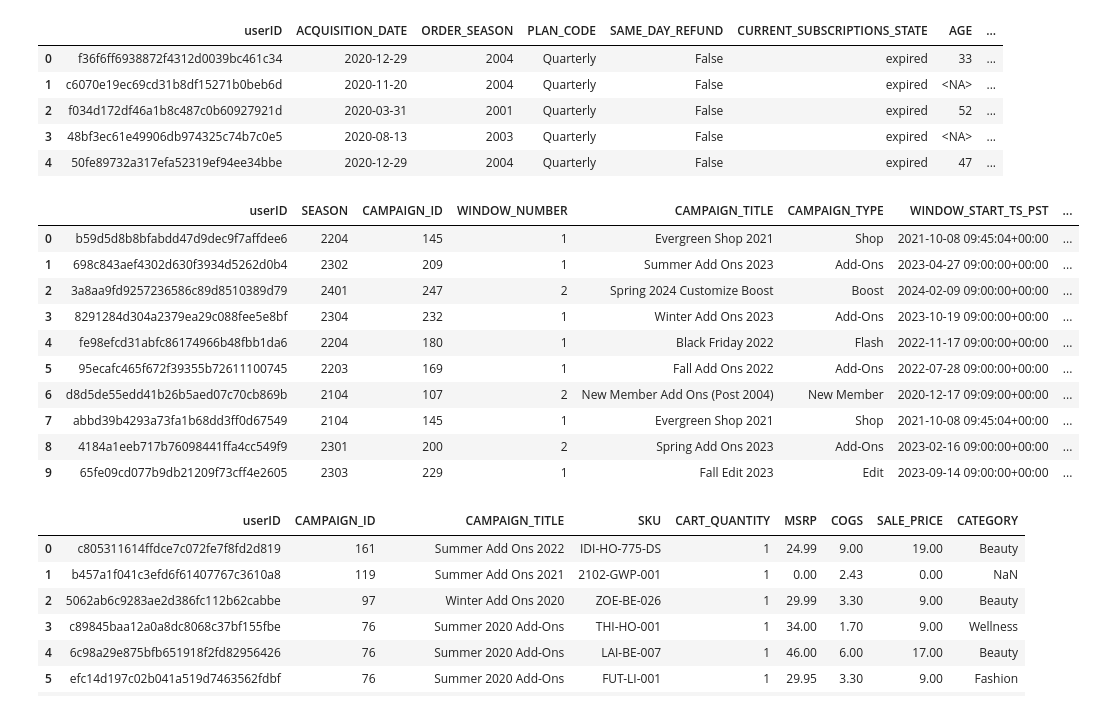
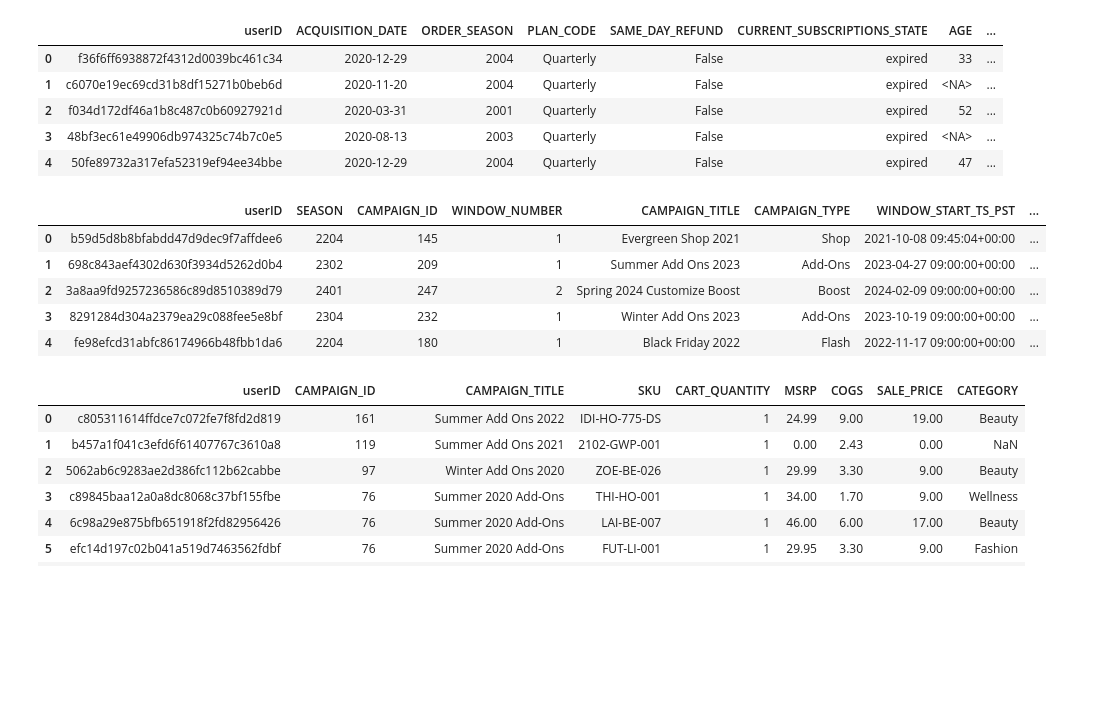
Before and after one commit to bbucalonserra/sales-membership-analysis, a Jupyter notebook: sales-membership-analysis.ipynb, the cells around one changed output. Saved outputs shown, nothing was run; the diff lists cells and outputs as text; code cells hidden in the pictures; blank space fills up the shorter version.

```diff
--- a/sales-membership-analysis.ipynb
+++ b/sales-membership-analysis.ipynb
@@ -228,19 +228,14 @@ fact_acquisitions_df.head()
 | 4 | 50fe89732a317efa52319ef94ee34bbe | 2020-12-29 | 2004 | Quarterly | False | expired | 47 | ... |
 # %%
 # CheDisplay fact_visits_df
-fact_visits_df.head(10)
+fact_visits_df.head()
 # %% [output]
 |  | userID | SEASON | CAMPAIGN_ID | WINDOW_NUMBER | CAMPAIGN_TITLE | CAMPAIGN_TYPE | WINDOW_START_TS_PST | ... |
 | 0 | b59d5d8b8bfabdd47d9dec9f7affdee6 | 2204 | 145 | 1 | Evergreen Shop 2021 | Shop | 2021-10-08 09:45:04+00:00 | ... |
 | 1 | 698c843aef4302d630f3934d5262d0b4 | 2302 | 209 | 1 | Summer Add Ons 2023 | Add-Ons | 2023-04-27 09:00:00+00:00 | ... |
 | 2 | 3a8aa9fd9257236586c89d8510389d79 | 2401 | 247 | 2 | Spring 2024 Customize Boost | Boost | 2024-02-09 09:00:00+00:00 | ... |
 | 3 | 8291284d304a2379ea29c088fee5e8bf | 2304 | 232 | 1 | Winter Add Ons 2023 | Add-Ons | 2023-10-19 09:00:00+00:00 | ... |
 | 4 | fe98efcd31abfc86174966b48fbb1da6 | 2204 | 180 | 1 | Black Friday 2022 | Flash | 2022-11-17 09:00:00+00:00 | ... |
-| 5 | 95ecafc465f672f39355b72611100745 | 2203 | 169 | 1 | Fall Add Ons 2022 | Add-Ons | 2022-07-28 09:00:00+00:00 | ... |
-| 6 | d8d5de55edd41b26b5aed07c70cb869b | 2104 | 107 | 2 | New Member Add Ons (Post 2004) | New Member | 2020-12-17 09:09:00+00:00 | ... |
-| 7 | abbd39b4293a73fa1b68dd3ff0d67549 | 2104 | 145 | 1 | Evergreen Shop 2021 | Shop | 2021-10-08 09:45:04+00:00 | ... |
-| 8 | 4184a1eeb717b76098441ffa4cc549f9 | 2301 | 200 | 2 | Spring Add Ons 2023 | Add-Ons | 2023-02-16 09:00:00+00:00 | ... |
-| 9 | 65fe09cd077b9db21209f73cff4e2605 | 2303 | 229 | 1 | Fall Edit 2023 | Edit | 2023-09-14 09:00:00+00:00 | ... |
 # %%
 # CheDisplay fact_purchases_df
 fact_purchases_df.head(10)
```
Also changed, not shown: parts of 34 cells of this notebook, 2 other files.
